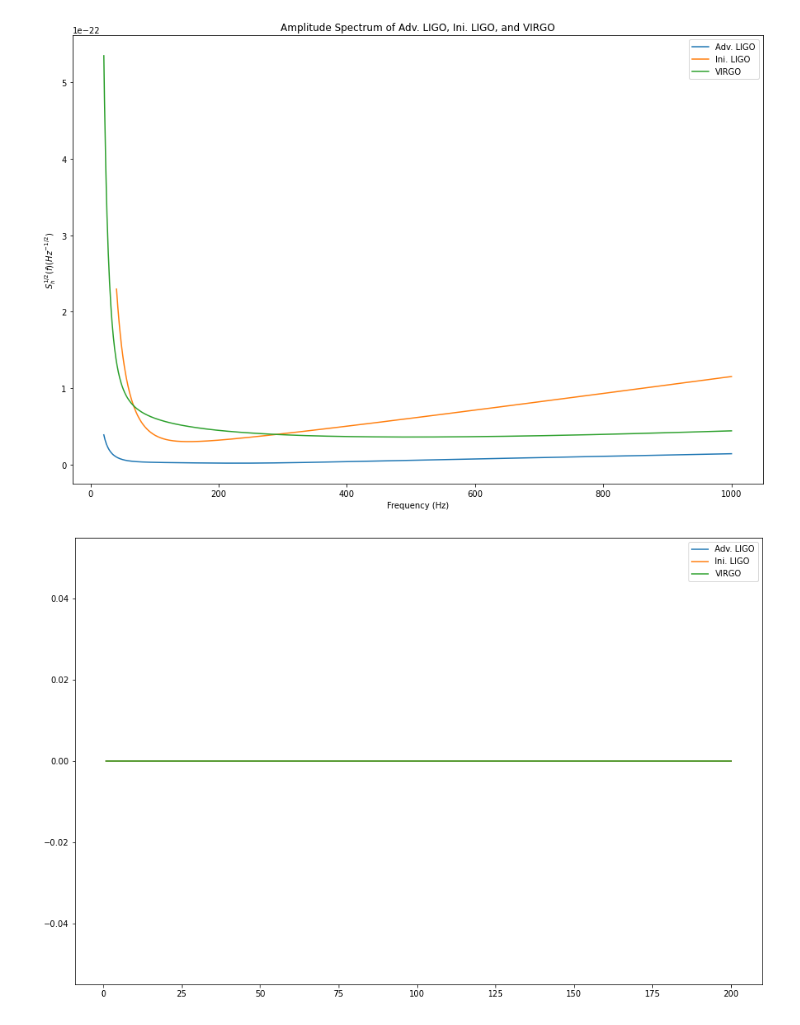
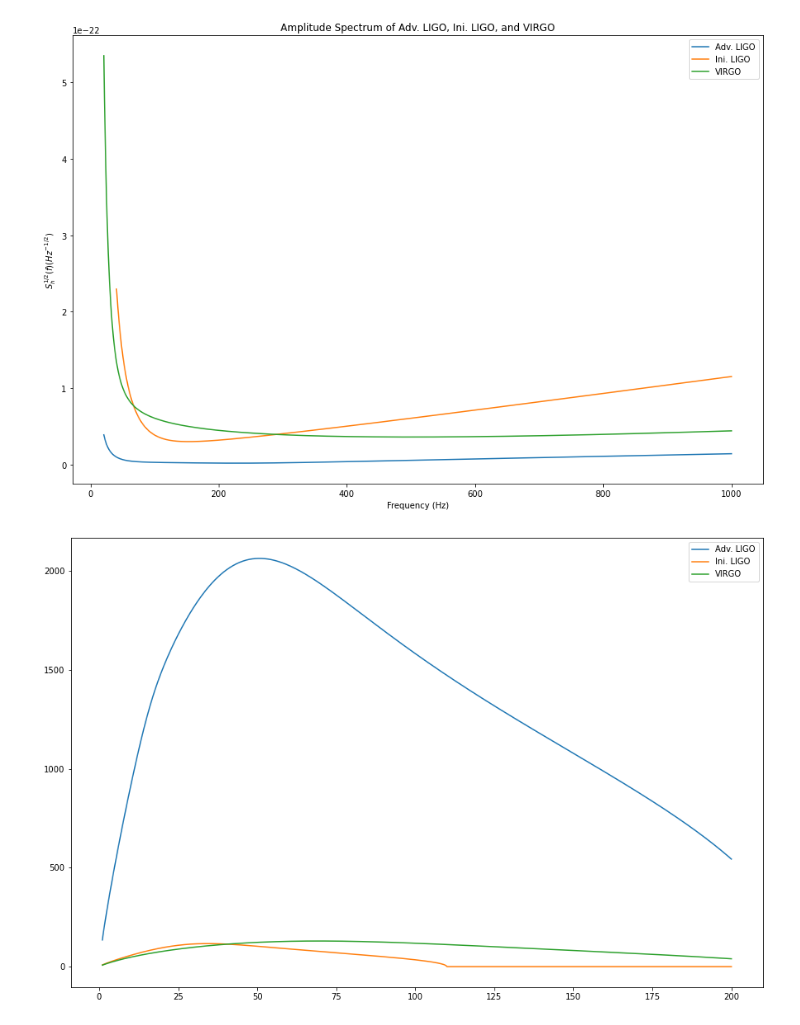
Before and after one commit to BK-Modding/Parameter-Estimation-of-GW-waves-using-3.5-PN, a Jupyter notebook: Parameter estimation of non spinning binaries using 3.5 PN.ipynb, the cells around one changed output. Cells and saved outputs as stored; diff of their text form; code cells hidden in the pictures.

```diff
--- a/Parameter estimation of non spinning binaries using 3.5 PN.ipynb
+++ b/Parameter estimation of non spinning binaries using 3.5 PN.ipynb
@@ -90,26 +90,33 @@ plt.show()
 # %%
 import scipy.integrate as integrate
 
-roh_0 = 5 # SNR
+rho_0 = 5 # SNR
+
+G = 6.67e-11
+c = 299792458
+
+Mpc = 1e+6 * 3.26 * 9.46e+15
 
 def D(M, detector, eta = 1/4):
-    f_lso = (6**(3/2) * np.pi * M)**(-1)
+    f_lso = (6**(3/2) * np.pi * (G * M)/(c**3))**(-1)
 
-    # print(f_lso) This is much lesser than f_s -> causing S_h to blow up
-    return (1/(roh_0 * np.pi**(2/3))) * np.sqrt((2 * eta * M**(5/3))/15) * \
+    # print(f_lso) This is much lesser than f_s -> causing S_h to blow up - fixed: geometric units
+    return (1/(rho_0 * np.pi**(2/3))) * np.sqrt((2 * eta * (G**(5/3)/c**3) * M**(5/3))/15) * \
     np.sqrt(integrate.quad(lambda f: f**(-7/3)/detector["fn"](f), detector["f_s"], f_lso)[0])
 
-masses = np.linspace(1, 200, 1000)
+masses = np.linspace(1, 200, 1000) * 1.989e+30
 
 for detector in detectors:
     name = detector["name"]
 
     dist = np.array([D(m, detector) for m in masses])
-    dist /= (1e+6 * 3.26 * 9.46e+15)
+    dist /= Mpc
 
-    plt.plot(M, dist, label=name)
+    plt.plot(masses / 1.989e+30, dist, label=name)
+
+plt.rcParams['figure.figsize'] = [15, 10]
 
 plt.legend()
 plt.show()
 # %% [output]
-[figure, old version]
+[figure, new version]
```
Also changed, not shown: 1 other file.
